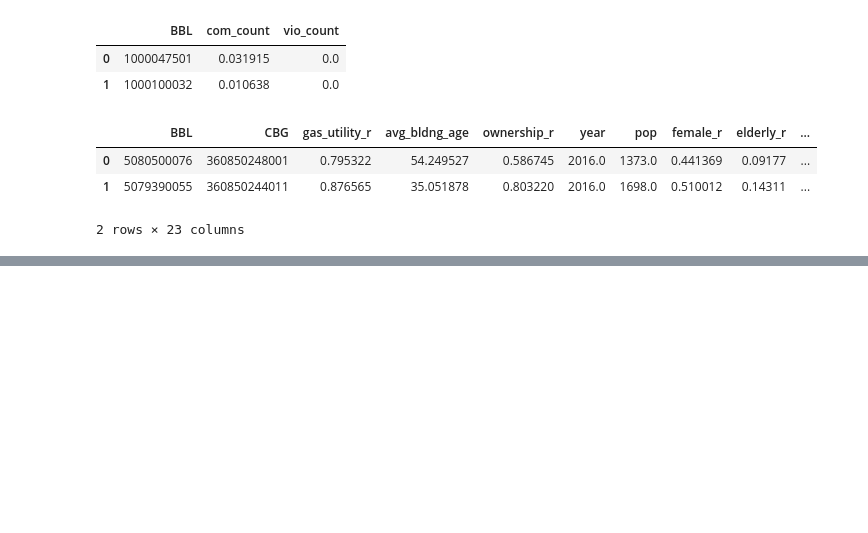
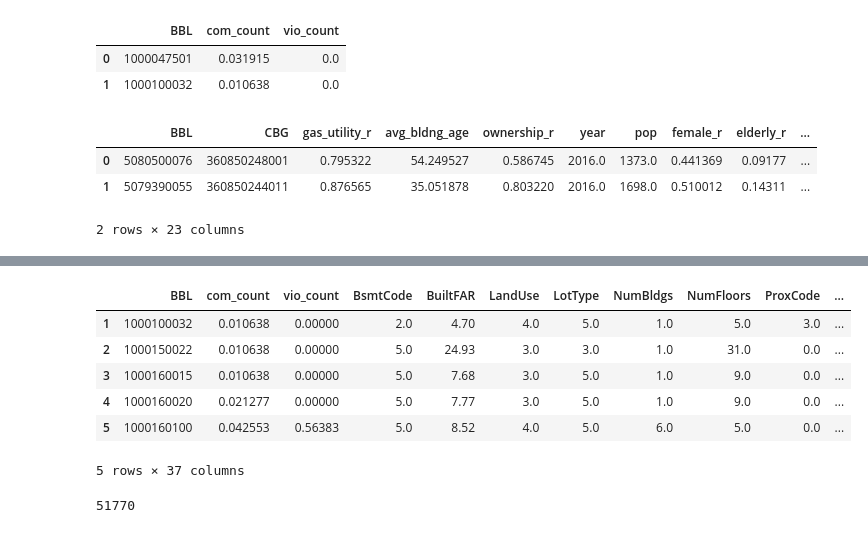
Before and after one commit to CUSPCivicAnalyticsFellows/311, a Jupyter notebook: notebooks/merge_acs_pluto_comps_326.ipynb, the cells around one changed output, grey strips where cells are left out. Saved outputs shown, nothing was run; the diff lists cells and outputs as text; code cells hidden in the pictures; blank space fills up the shorter version.

```diff
--- a/notebooks/merge_acs_pluto_comps_326.ipynb
+++ b/notebooks/merge_acs_pluto_comps_326.ipynb
@@ -39,4 +130,3 @@ p14['BBL'] = p14['BBL'].astype(int)
 # %%
-cb = pd.merge(c, b, on='BBL', how='left')
-cbp14 = pd.merge(cb, p14, on='BBL', how='left')
-cbp16 = pd.merge(cb, p16, on='BBL', how='left')
+cp = pd.merge(c, pluto, on='BBL', how='left')
+cpa = pd.merge(cp, a, how='left')
@@ -98,0 +225,16 @@ dtype: int64
+# %%
+cpa = cpa.dropna()
+# %%
+cpa.head()
+# %% [output]
+|  | BBL | com_count | vio_count | BsmtCode | BuiltFAR | LandUse | LotType | NumBldgs | NumFloors | ProxCode | ... |
+| 1 | 1000100032 | 0.010638 | 0.00000 | 2.0 | 4.70 | 4.0 | 5.0 | 1.0 | 5.0 | 3.0 | ... |
+| 2 | 1000150022 | 0.010638 | 0.00000 | 5.0 | 24.93 | 3.0 | 3.0 | 1.0 | 31.0 | 0.0 | ... |
+| 3 | 1000160015 | 0.010638 | 0.00000 | 5.0 | 7.68 | 3.0 | 5.0 | 1.0 | 9.0 | 0.0 | ... |
+| 4 | 1000160020 | 0.021277 | 0.00000 | 5.0 | 7.77 | 3.0 | 5.0 | 1.0 | 9.0 | 0.0 | ... |
+| 5 | 1000160100 | 0.042553 | 0.56383 | 5.0 | 8.52 | 4.0 | 5.0 | 6.0 | 5.0 | 0.0 | ... |
+5 rows × 37 columns
+# %%
+len(cpa)
+# %% [output]
+51770
```
Also changed, not shown: parts of 30 cells of this notebook.
